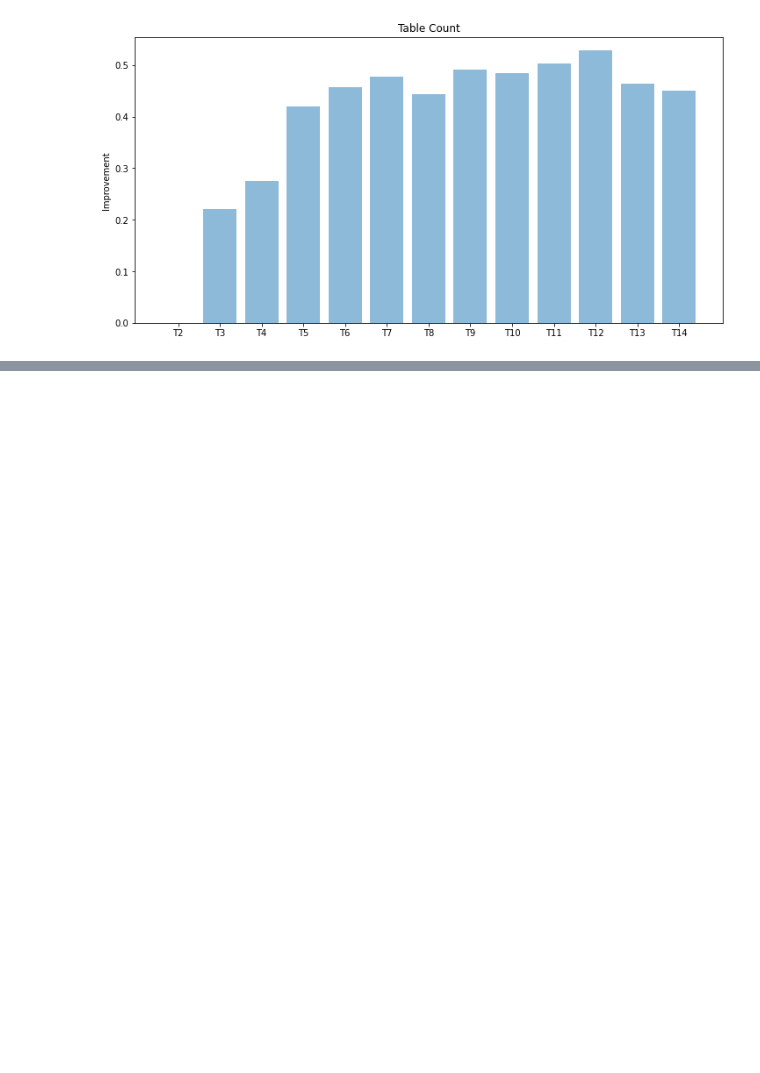
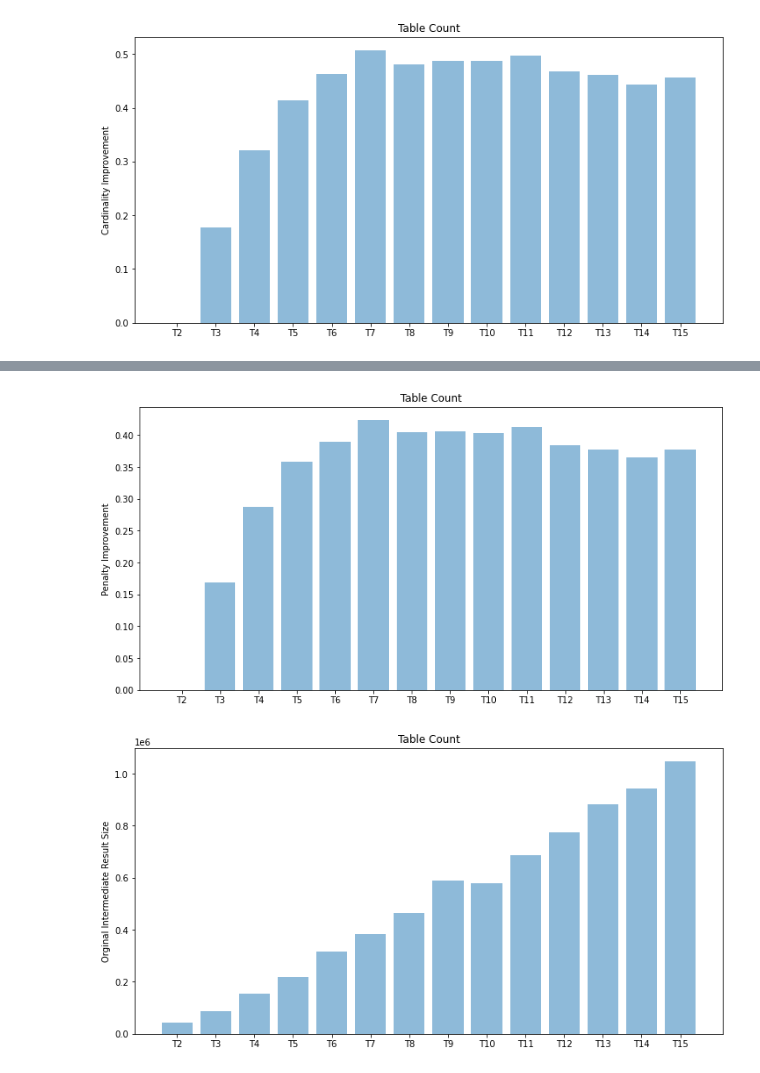
Before and after one commit to kburtram/eggplant, a Jupyter notebook: analysis/analysis.ipynb, the cells around one changed output, grey strips where cells are left out. Cells and saved outputs as stored; diff of their text form; code cells hidden in the pictures; blank space fills up the shorter version.

Commit message:
More analysis images

```diff
--- a/analysis/analysis.ipynb
+++ b/analysis/analysis.ipynb
@@ -11,8 +11,8 @@ print("Eggplant analysis")
 join_operations = ['hashJoin', 'mergeJoin', 'nestedLoopsJoin']
 access_method = ['seek', 'scan']
 
-MAX_TABLES = 16
-ITERATIONS_PER_SIZE = 50
+MAX_TABLES = 17
+ITERATIONS_PER_SIZE = 100
 
 class TableMetric:
     def __init__(self, name, cardinality, rows, index, ordered):
@@ -120,25 +120,77 @@ def run_eggplant(json_file):
     return data
 
 def plot_results(results):
+    avg_card_imp = []
+    avg_penalty_imp = []
+    avg_org_card = []
+    avg_best_card = []
 
-    avg_card_imp = []
     avg_labels = []
 
     table_cnt = df['tables'].max()
     for table_id in range(2, table_cnt):
         tables_i = df['tables'] == table_id
         avg_card_imp.append(np.average(df[tables_i]['card_imp']))
+        avg_penalty_imp.append(np.average(df[tables_i]['penalty_imp']))
+        avg_org_card.append(np.average(df[tables_i]['org_cards']))
+        avg_best_card.append(np.average(df[tables_i]['best_cards']))
         avg_labels.append('T' + str(table_id))
 
     y_pos = np.arange(len(avg_card_imp))
     fig = plt.figure(figsize=(12, 6))
     plt.bar(y_pos, avg_card_imp, align='center', alpha=0.5)
     plt.xticks(y_pos, avg_labels)
-    plt.ylabel('Improvement')
+    plt.ylabel('Cardinality Improvement')
+    plt.title('Table Count')
+    #plt.tight_layout()
+    plt.show()
+
+    y_pos = np.arange(len(avg_penalty_imp))
+    fig = plt.figure(figsize=(12, 6))
+    plt.bar(y_pos, avg_penalty_imp, align='center', alpha=0.5)
+    plt.xticks(y_pos, avg_labels)
+    plt.ylabel('Penalty Improvement')
     plt.title('Table Count')
     plt.show()
 
-    return results
+    _pos = np.arange(len(avg_org_card))
+    fig = plt.figure(figsize=(12, 6))
+    plt.bar(y_pos, avg_org_card, align='center', alpha=0.5)
+    plt.xticks(y_pos, avg_labels)
+    plt.ylabel('Orginal Intermediate Result Size')
+    plt.title('Table Count')
+    plt.show()
+
+    _pos = np.arange(len(avg_best_card))
+    fig = plt.figure(figsize=(12, 6))
+    plt.bar(y_pos, avg_best_card, align='center', alpha=0.5)
+    plt.xticks(y_pos, avg_labels)
+    plt.ylabel('Optimized Intermediate Result Size')
+    plt.title('Table Count')
+    plt.show()
+
+    t_space = range(2, len(avg_best_card) + 2) #np.linspace(2, MAX_TABLES, 1001)
+    fig, axes = plt.subplots(1, 1, figsize=(12, 6))
+    axes.plot(t_space, avg_best_card, 'b', label="Optimized Intermediate Result Size", linewidth=2)
+    axes.plot(t_space, avg_org_card, 'r', label="Original Intermediate Result Size", linestyle=':', linewidth=5)
+    axes.set_xlabel("Table Size")
+    axes.set_ylabel("Intermediate Result Size")
+    axes.ticklabel_format(style='plain')
+    plt.xticks(t_space, avg_labels)
+    axes.legend()
+
+    x = np.arange(2, len(avg_labels) + 2)
+    width = 0.35
+    fig, ax = plt.subplots(1, 1, figsize=(12, 6))
+    rects1 = ax.bar(x - width / 2, avg_card_imp, width, label='Cardinality Improvement')
+    rects2 = ax.bar(x + width / 2, avg_penalty_imp, width, label='Penalty Improvement')
+
+    ax.set_ylabel('Improvement Ratio')
+    ax.set_title('Cardinality and Penalty Optimization Improvement Ratios')
+    ax.set_xticks(t_space)
+    ax.set_xticklabels(avg_labels)
+    ax.legend()
+
 
 # run eggplant on random query plan expressions and metadata for various table counts
 org_cards = []
@@ -196,8 +248,8 @@ data = {'tables': table_cnt,
 
 df = pd.DataFrame(data)
 
+print(df)
+
 plot_results(df)
-
-print(df)
 # %% [output]
 Eggplant analysis
@@ -204 +272 @@ Eggplant analysis
-[figure, old version]
+[figure, new version]
@@ -221,0 +273,2 @@ Eggplant analysis
+[figure, added]
+[figure, added]
```
Also changed, not shown: parts of 1 cell of this notebook.
